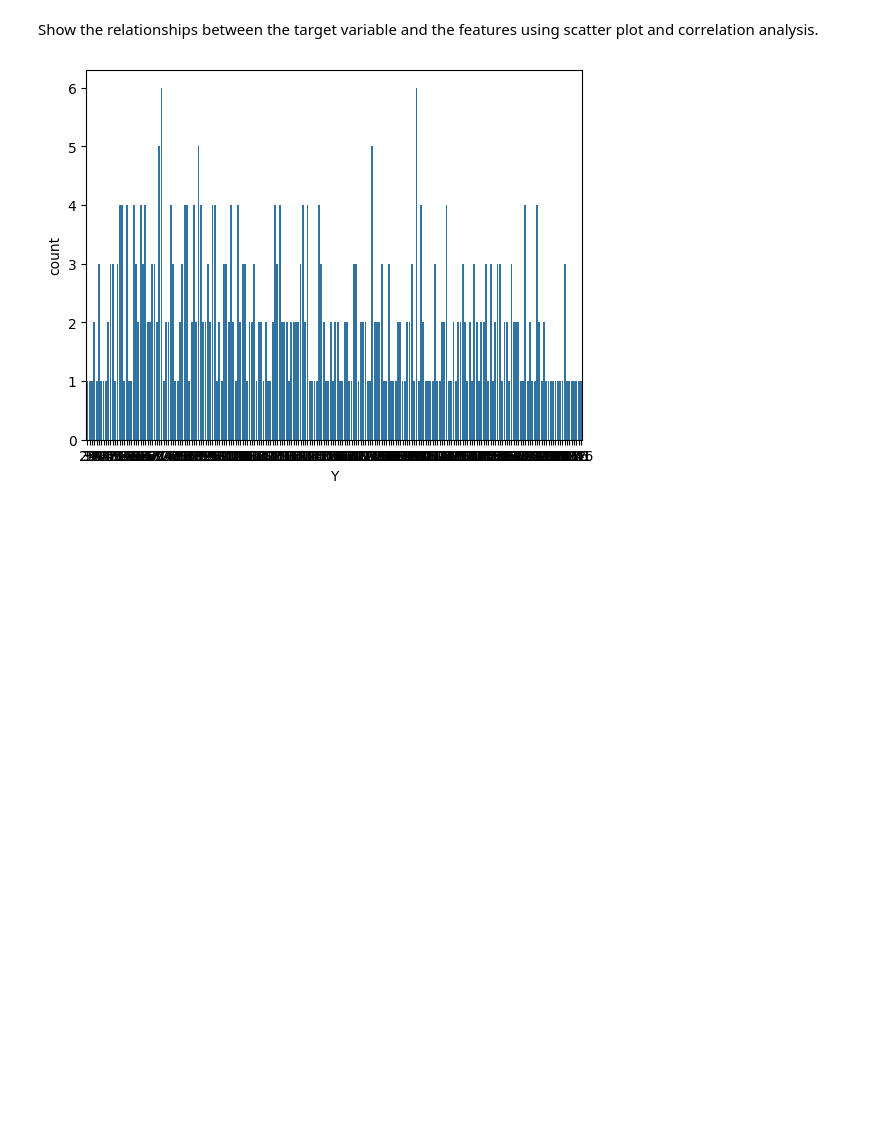
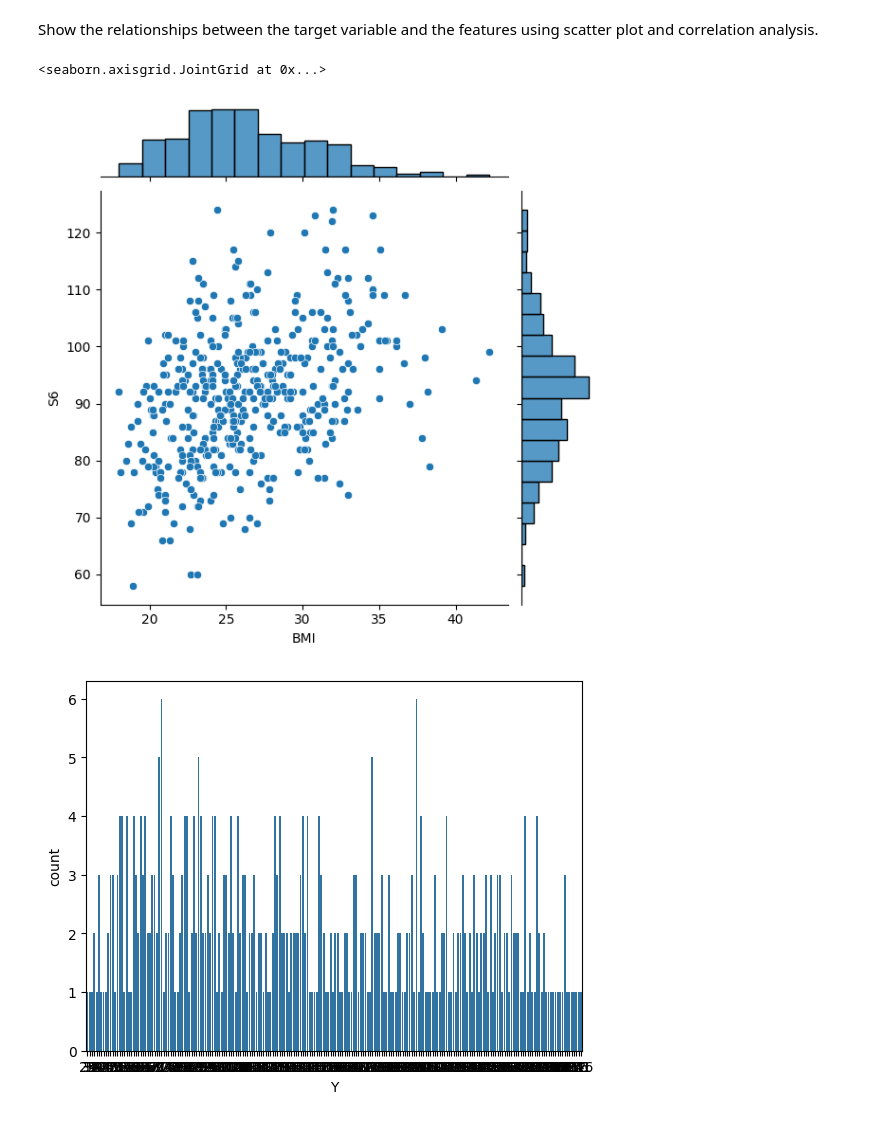
Before and after one commit to AlexanderG40/Data-Science, a Jupyter notebook: Week9_Assignment_9_1.ipynb, the cells around one changed output. Drawn from its saved outputs; the diff is of its cells as text; code cells hidden in the pictures; blank space fills up the shorter version.

```diff
--- a/Week9_Assignment_9_1.ipynb
+++ b/Week9_Assignment_9_1.ipynb
@@ -54,6 +55,13 @@ df.describe()
 | max | 79.000000 | 2.000000 | 42.200000 | 133.000000 | 301.000000 | 242.400000 | 99.000000 | 9.090000 | 6.107000 | 124.000000 | 346.000000 |
 # %% [markdown]
 Show the relationships between the target variable and the features using scatter plot and correlation analysis.
+# %%
+#EDA
+# we use a joint plot to create a histogram and also a scatterplot
+sns.jointplot(data = df, x = "BMI", y = "S6")
+# %% [output]
+<seaborn.axisgrid.JointGrid at 0x...>
+[figure, added]
 # %%
 #Code here
 # we will visualize the distribution of our target
```
Also changed, not shown: parts of 14 cells of this notebook.
